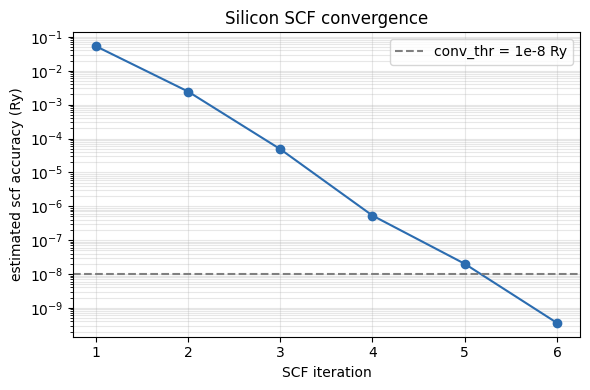
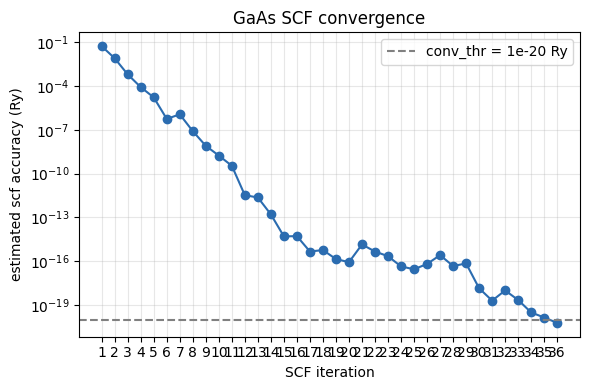
The notebook cell's code change between the first figure and the second:
--- before
+++ after
@@ -3,8 +3,8 @@
 fig, ax = plt.subplots(figsize=(6, 4))
 ax.semilogy(iters, acc, 'o-', color='#2b6cb0')
-ax.axhline(1e-8, ls='--', color='gray', label='conv_thr = 1e-8 Ry')
+ax.axhline(1e-20, ls='--', color='gray', label='conv_thr = 1e-20 Ry')
 ax.set_xlabel('SCF iteration')
 ax.set_ylabel('estimated scf accuracy (Ry)')
-ax.set_title('Silicon SCF convergence')
+ax.set_title('GaAs SCF convergence')
 ax.set_xticks(iters)
 ax.legend()

Commit: Switch spine material to GaAs; tighten conv_thr; add Chapter 1